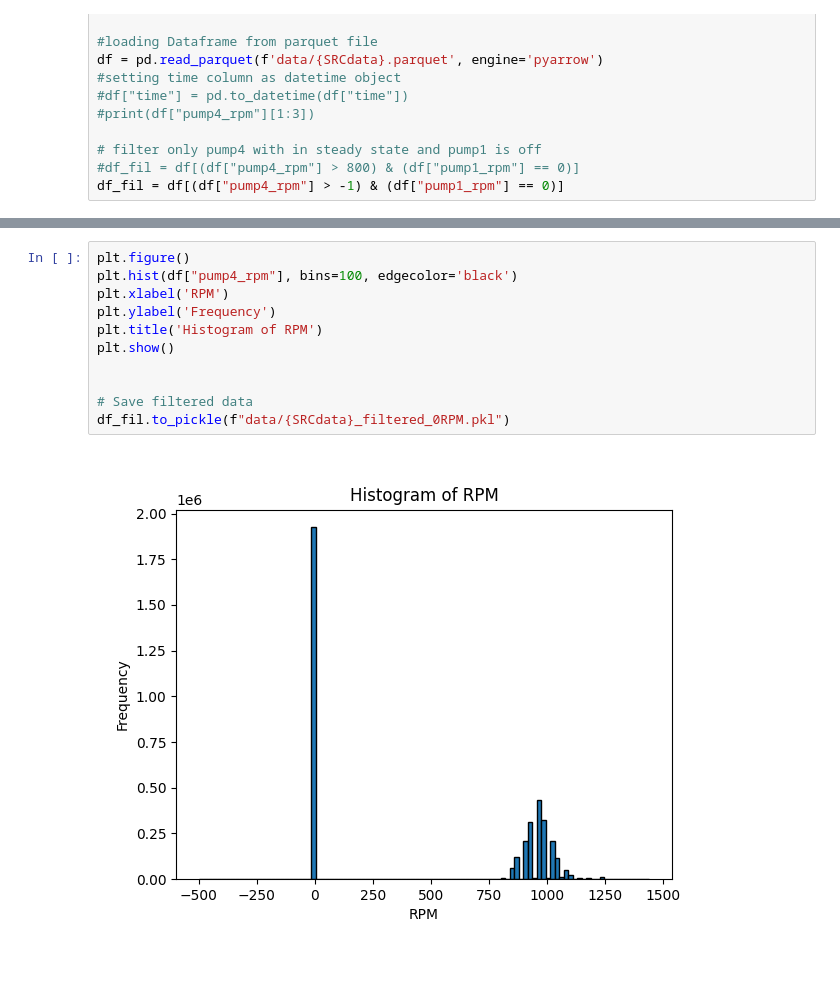
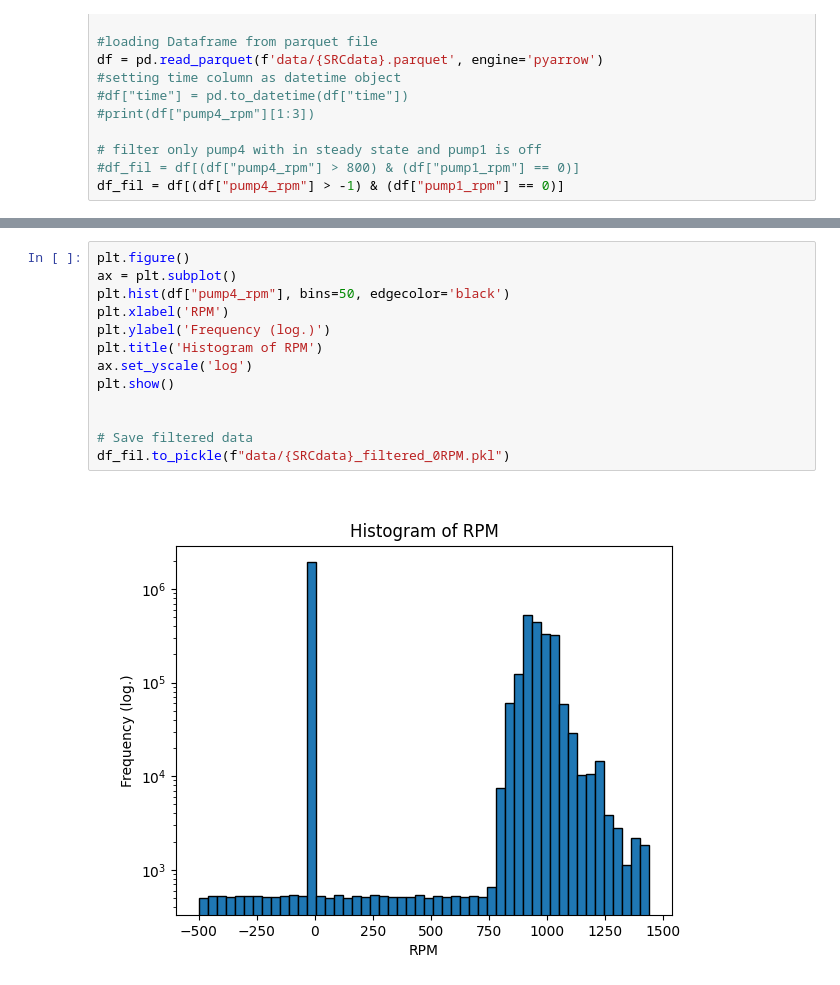
Before and after one commit to Stepzi/GRP2-IIoT-for-Digitization-of-Electronic-Assets, a Jupyter notebook: LoadData.ipynb, the cells around one changed output, grey strips where cells are left out. Saved outputs shown, nothing was run; the diff lists cells and outputs as text.

```diff
--- a/LoadData.ipynb
+++ b/LoadData.ipynb
@@ -29,13 +30,15 @@ plt.show()
 # %%
 plt.figure()
-plt.hist(df["pump4_rpm"], bins=100, edgecolor='black')
+ax = plt.subplot()
+plt.hist(df["pump4_rpm"], bins=50, edgecolor='black')
 plt.xlabel('RPM')
-plt.ylabel('Frequency')
+plt.ylabel('Frequency (log.)')
 plt.title('Histogram of RPM')
+ax.set_yscale('log')
 plt.show()
 
 
 # Save filtered data
 df_fil.to_pickle(f"data/{SRCdata}_filtered_0RPM.pkl")
 # %% [output]
-[figure, old version]
+[figure, new version]
```
Also changed, not shown: parts of 1 cell of this notebook, 3 other files.
